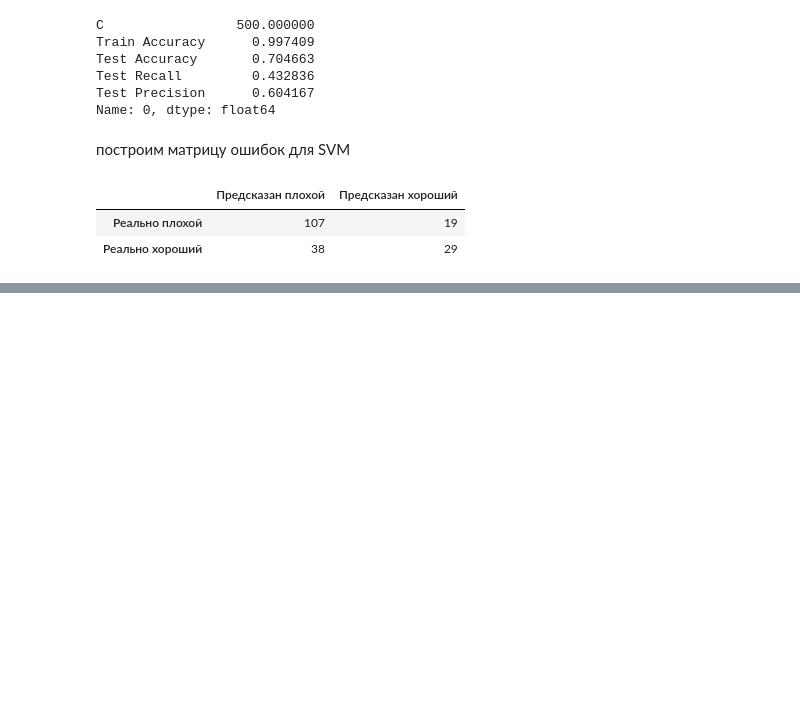
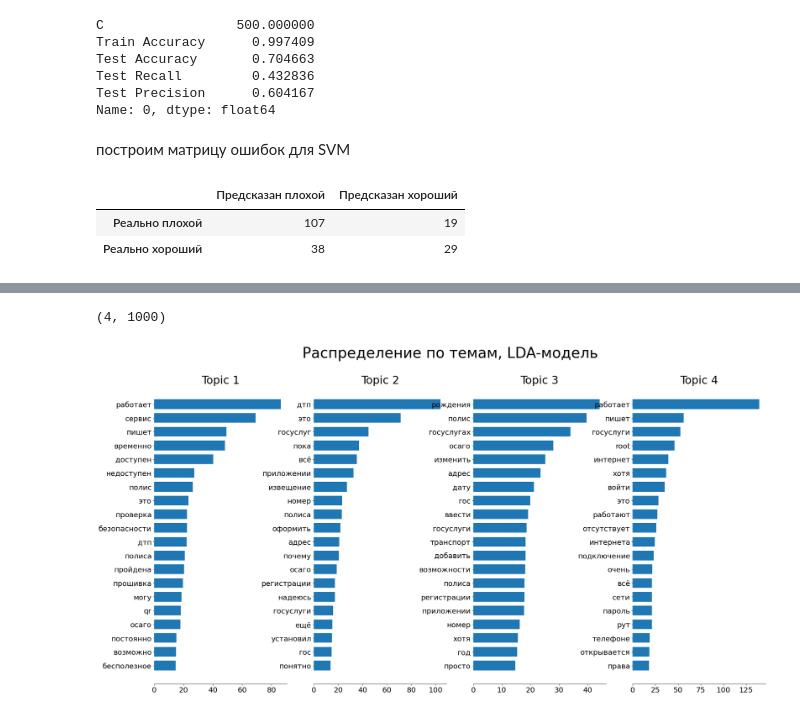
Before and after one commit to Svet-Bug/Projects, a Jupyter notebook: ProjectClassif.ipynb, the cells around one changed output, grey strips where cells are left out. Drawn from its saved outputs; the diff is of its cells as text; code cells hidden in the pictures; blank space fills up the shorter version.

```diff
--- a/ProjectClassif.ipynb
+++ b/ProjectClassif.ipynb
@@ -621,0 +631,6 @@ NameError: ignored
+# %%
+tf_vectorizer = CountVectorizer(max_df=0.95, min_df=2, # игнорируем слова,которые только в 1 доке или в 95% документов.
+                                max_features=n_features,
+                                stop_words=stops)
+
+tf = tf_vectorizer.fit_transform(data)
@@ -621,0 +677,4 @@ NameError: ignored
+# %%
+lda = LatentDirichletAllocation(n_components=n_components, max_iter=20,learning_offset=50)
+
+lda.fit(tf)
@@ -621,0 +690,35 @@ NameError: ignored
+# %%
+lda.components_.shape
+# %% [output]
+(4, 1000)
+# %%
+def plot_top_words(model, feature_names, n_top_words, title):
+
+    fig, axes = plt.subplots(1, 4, figsize=(30, 15)) # параметры отображения
+    axes = axes.flatten()
+    all_features = {} # словарь для сохранения ключевых слов для тем
+
+    for topic_idx, topic in enumerate(model.components_):
+        top_features_ind = topic.argsort()[:-n_top_words - 1:-1]
+        top_features = [feature_names[i] for i in top_features_ind]
+        # строка для сохранения темы и слов в словарь
+
+        weights = topic[top_features_ind]
+
+        ax = axes[topic_idx]
+        ax.barh(top_features, weights, height=0.7)
+        ax.set_title(f'Topic {topic_idx +1}',
+                     fontdict={'fontsize': 30})
+        ax.invert_yaxis()
+        ax.tick_params(axis='both', which='major', labelsize=20)
+        for i in 'top right left'.split():
+            ax.spines[i].set_visible(False)
+        fig.suptitle(title, fontsize=40)
+
+    plt.show()
+# %%
+tf_feature_names = tf_vectorizer.get_feature_names()
+
+plot_top_words(lda, tf_feature_names, n_top_words, 'Распределение по темам, LDA-модель')
+# %% [output]
+[figure, added]
```
Also changed, not shown: parts of 19 cells of this notebook.
